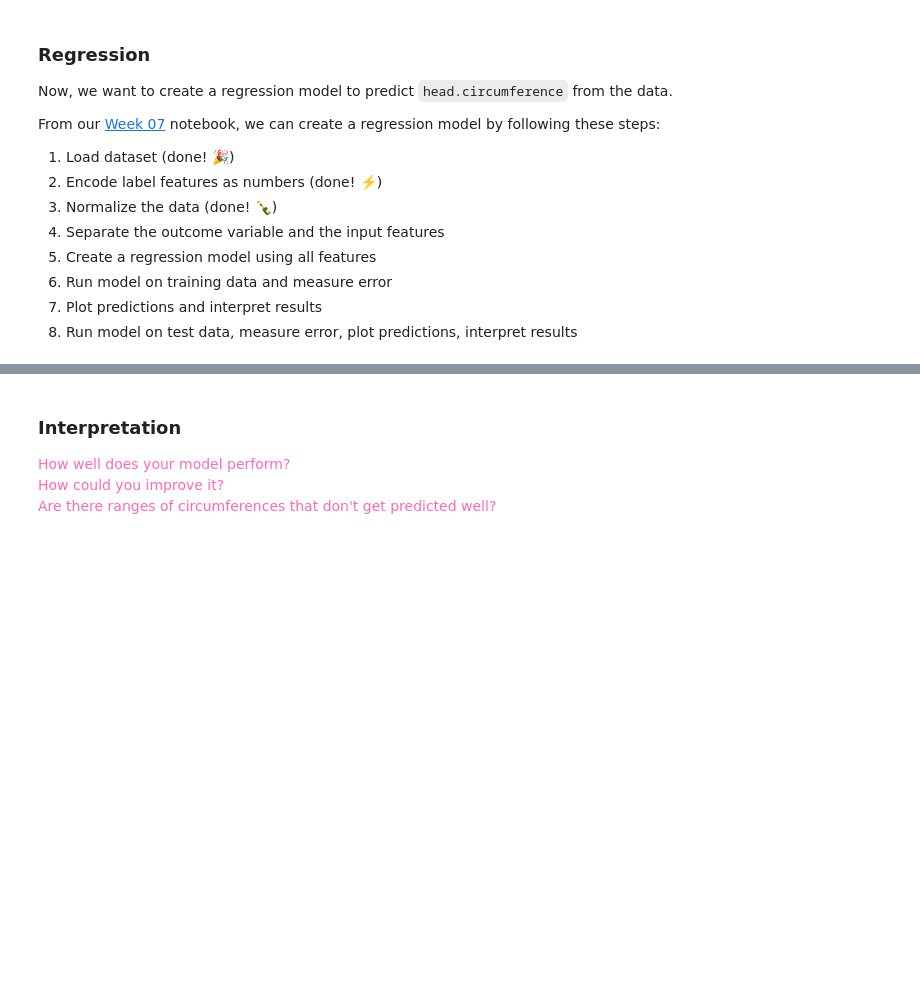
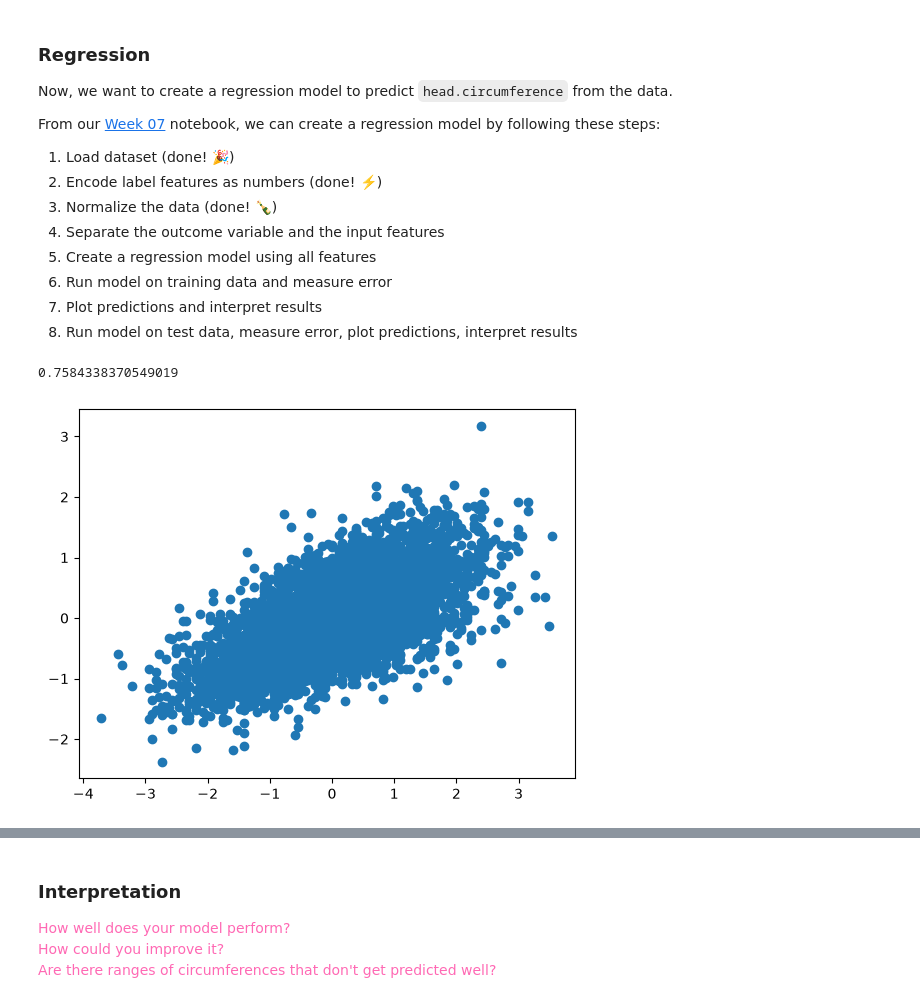
Before and after one commit to AI-and-Machine-Learning-Fall-2026/Homework07, a Jupyter notebook: Homework07.ipynb, the cells around one changed output, grey strips where cells are left out. Saved outputs shown, nothing was run; the diff lists cells and outputs as text; code cells hidden in the pictures; blank space fills up the shorter version.

```diff
--- a/Homework07.ipynb
+++ b/Homework07.ipynb
@@ -233,3 +241,27 @@ From our [Week 07](https://github.com/PSAM-5020-2026F-A/WK07) notebook, we can c
+# %%
+# Work on Regression Model here
+
+## Separate outcome variable and input features
+# My Note: Let the circumference values have the values based on the scaled values from previous section.
+circumference_values = ansur_scaled_df[["head.circumference"]]
+# My Note: Exclude the column that contains head.circumference data.
+feature_values = ansur_scaled_df.drop(columns = ["head.circumference"])
+
+## Create a regression model to predict head.circumference data.
+ansur_model = LinearRegression()
+ansur_model.fit(feature_values, circumference_values)
+
+## Measure error on training data
+# My Note: Let the predict_values to have values from ansur model that created above
+predict_values = ansur_model.predict(feature_values)
+print(regression_error(circumference_values, predict_values))
+
+## Plot predictions and interpret results
+plt.scatter(circumference_values, predict_values)
+plt.show()
+# %% [output]
+0.7584338370549019
+[figure, added]
 # %%
 ## Load Test Data
 ANSUR_TEST_FILE = "https://raw.githubusercontent.com/PSAM-5020-2026F-A/5020-utils/main/datasets/json/ansur-test.json"
```
Also changed, not shown: parts of 5 cells of this notebook.
